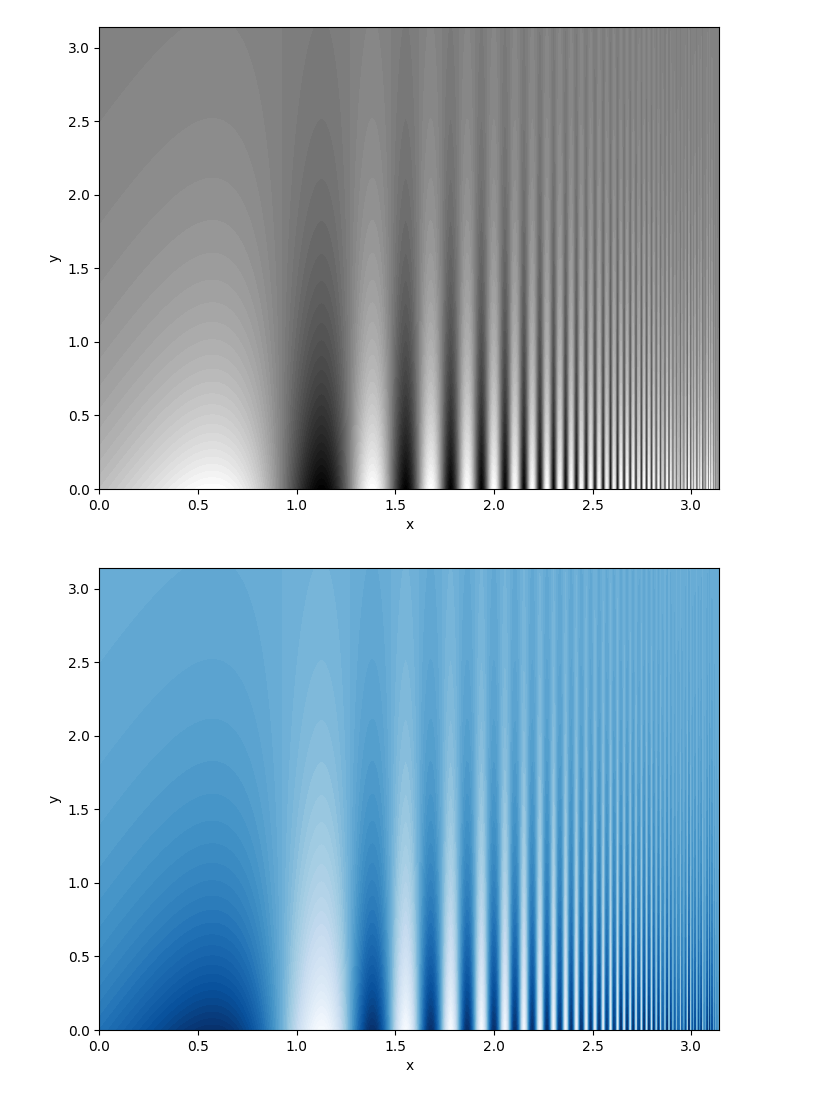
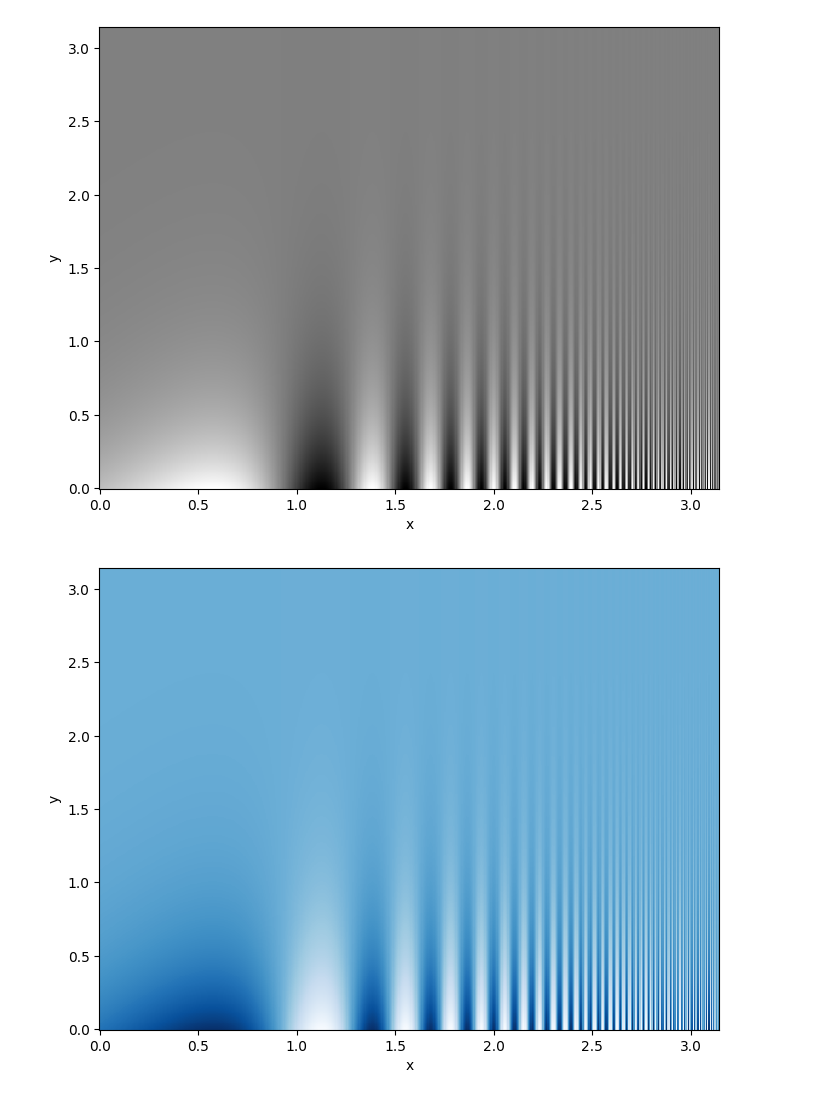
Before and after one commit to Kurocaguama/Vision-Computacional, a Jupyter notebook: Visión_Generación_de_estímulo_visual.ipynb, the cells around one changed output. Drawn from its saved outputs; the diff is of its cells as text; code cells hidden in the pictures.

```diff
--- a/Visión_Generación_de_estímulo_visual.ipynb
+++ b/Visión_Generación_de_estímulo_visual.ipynb
@@ -24,22 +24,20 @@ Entonces consideremos el siguiente desarrollo algebraico para conseguir los valr
 # Trabajemos con la función f(x, y) = g(y)h(x) donde
 # g(y) = e^{-cy}, h(x) = sen(ae^{bx})
 # Donde a = pi/ln(512), b = ln(512)/pi
+
 import numpy as np
 import math
 
 def funchida(x, y):
     a = (math.pi) / (math.log(512))
     b = (math.log(512)) / (math.pi)
-    c = 3
+    c = 2
 
     h = np.sin(a * np.exp(b * x))
-    g = np.exp(c * np.pi- y)
+    g = np.exp(c * (np.pi - y))
     return h * g
-
-  # Más fácil que hacer toda la modelación por separado la verdad.
 # %%
 #Graficamos la función usando matplotlib
-
 import matplotlib.pyplot as plt
 
 # Valores a evaluar
@@ -50,18 +48,18 @@ Z = funchida(X, Y)
 
 # Usamos un heatmap gris para que quede como lo visto en clase.
 plt.figure(figsize=(8, 6))
-plt.contourf(X, Y, Z, 50, cmap='gray')
+plt.pcolormesh(X, Y, Z, cmap='gray')
 plt.xlabel('x')
 plt.ylabel('y')
 plt.show()
 # %% [output]
-[figure, old version]
+[figure, new version]
 # %%
-# Usamos un heatmap gris para que quede como lo visto en clase.
+# Azul igual queda coqueto
 plt.figure(figsize=(8, 6))
-plt.contourf(X, Y, Z, 50, cmap='Blues')
+plt.pcolormesh(X, Y, Z, cmap='Blues')
 plt.xlabel('x')
 plt.ylabel('y')
 plt.show()
 # %% [output]
-[figure, old version]
+[figure, new version]
```
Also changed, not shown: parts of 1 cell of this notebook.
